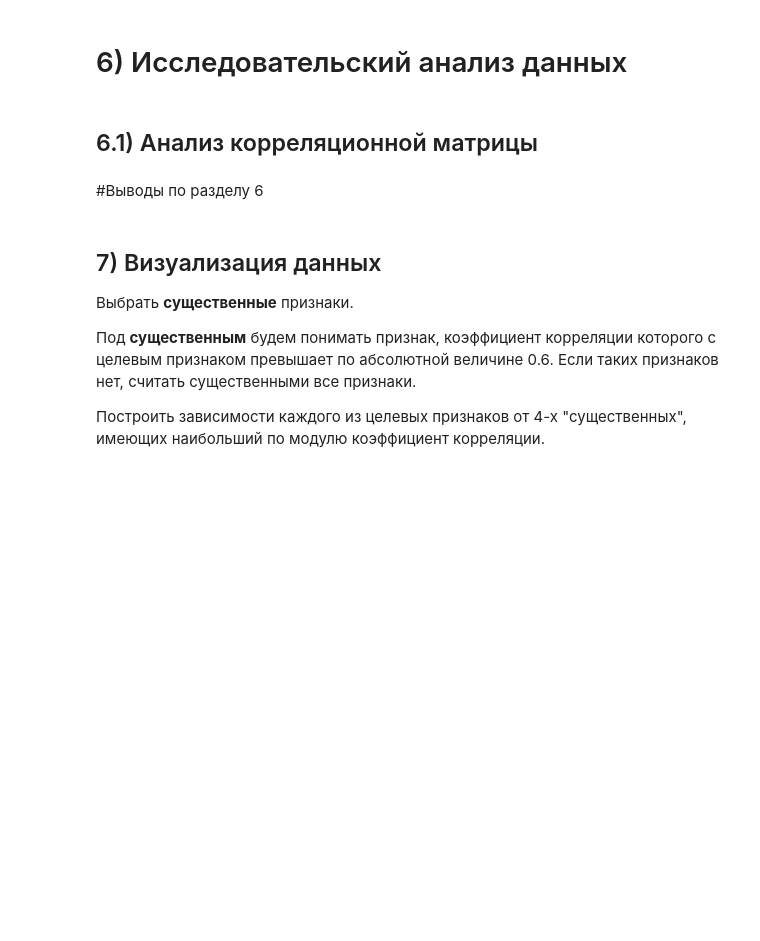
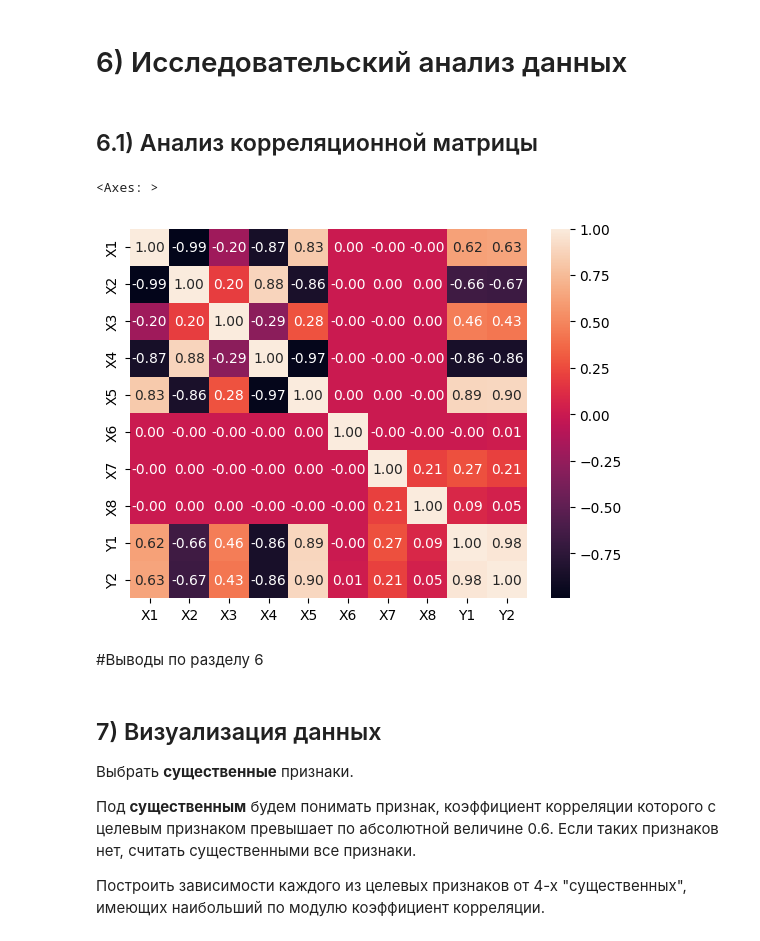
Before and after one commit to Am1rTl/Info, a Jupyter notebook: "ДЗ_Регрессия_1_ipynb".ipynb, the cells around one changed output. Cells and saved outputs as stored; diff of their text form; code cells hidden in the pictures; blank space fills up the shorter version.

```diff
--- a/"ДЗ_Регрессия_1_ipynb".ipynb
+++ b/"ДЗ_Регрессия_1_ipynb".ipynb
@@ -130,6 +130,15 @@ max      0.400000    5.00000   43.100000   48.030000
 ## 6.1) Анализ корреляционной матрицы
 # %%
 #Рассчитать и вывести корреляционную матрицу для исследуемого набора данных.
+correlation_matrix = data.corr()
+
+print(correlation_matrix)
+# %%
+#Визуализация корреляционной матрици
+sns.heatmap(correlation_matrix, annot=True, fmt=".2f")
+# %% [output]
+<Axes: >
+[figure, added]
 # %% [markdown]
 #Выводы по разделу 6
 # %% [markdown]
```
Also changed, not shown: parts of 1 cell of this notebook.
